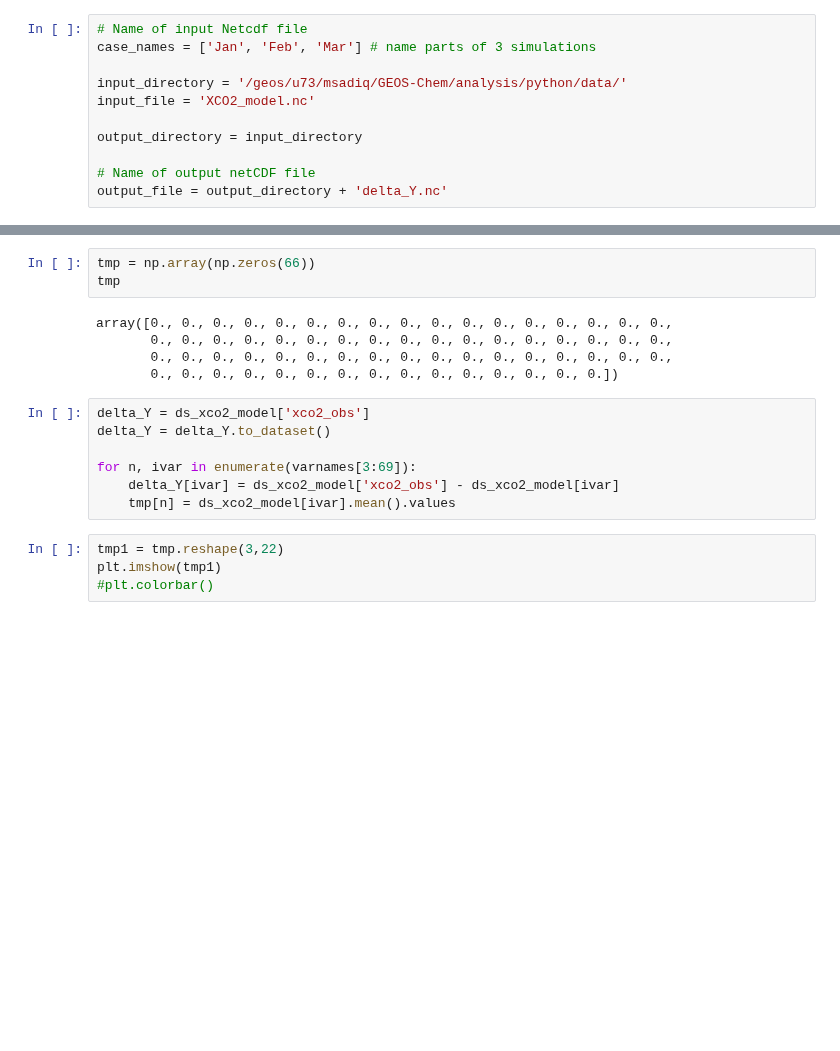
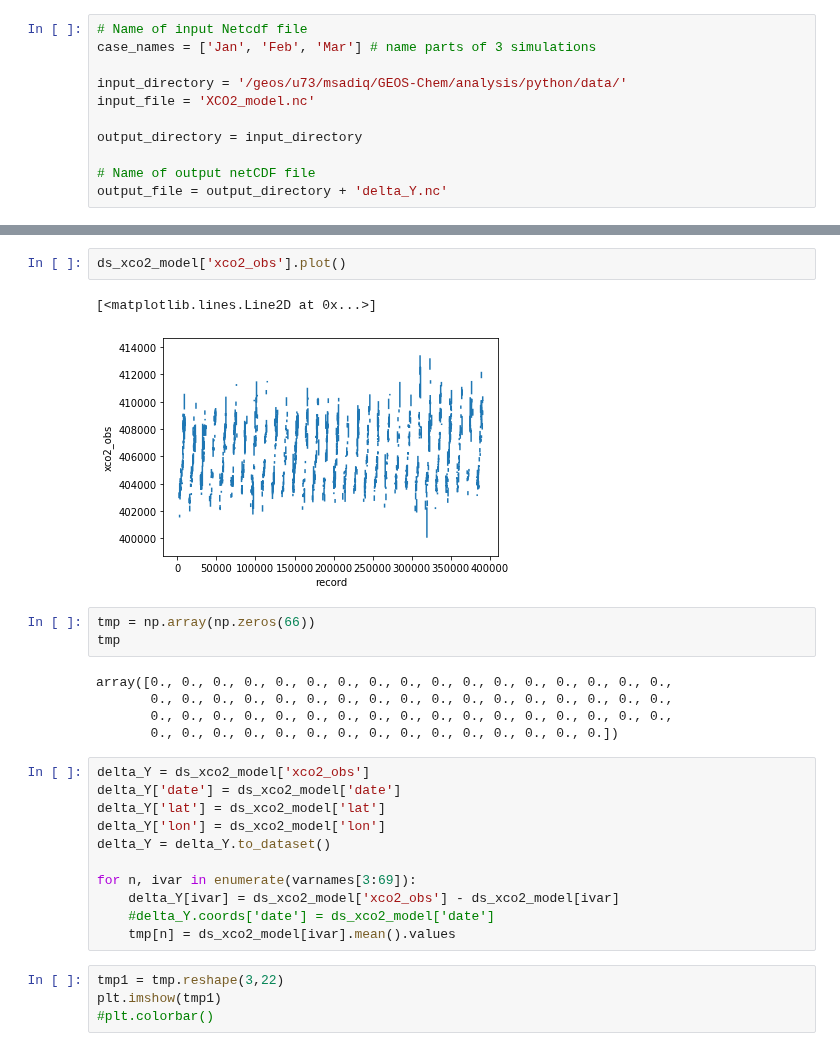
Before and after one commit to MehliyarSadiq/geoschem_simulations, a Jupyter notebook: inversion/satellite/oco-2/3.1.delta_Y_matrix.ipynb, the cells around one changed output, grey strips where cells are left out. Drawn from its saved outputs; the diff is of its cells as text; blank space fills up the shorter version.

```diff
--- a/inversion/satellite/oco-2/3.1.delta_Y_matrix.ipynb
+++ b/inversion/satellite/oco-2/3.1.delta_Y_matrix.ipynb
@@ -24,3 +42,8 @@ varnames = list(ds_xco2_model.data_vars.keys())
+# %%
+ds_xco2_model['xco2_obs'].plot()
+# %% [output]
+[<matplotlib.lines.Line2D at 0x...>]
+[figure, added]
 # %%
 tmp = np.array(np.zeros(66))
 tmp
@@ -31,10 +54,14 @@ array([0., 0., 0., 0., 0., 0., 0., 0., 0., 0., 0., 0., 0., 0., 0., 0., 0.,
        0., 0., 0., 0., 0., 0., 0., 0., 0., 0., 0., 0., 0., 0., 0.])
 # %%
 delta_Y = ds_xco2_model['xco2_obs']
+delta_Y['date'] = ds_xco2_model['date']
+delta_Y['lat'] = ds_xco2_model['lat']
+delta_Y['lon'] = ds_xco2_model['lon']
 delta_Y = delta_Y.to_dataset()
 
 for n, ivar in enumerate(varnames[3:69]):
     delta_Y[ivar] = ds_xco2_model['xco2_obs'] - ds_xco2_model[ivar]
+    #delta_Y.coords['date'] = ds_xco2_model['date']
     tmp[n] = ds_xco2_model[ivar].mean().values
 # %%
 tmp1 = tmp.reshape(3,22)
```
Also changed, not shown: parts of 7 cells of this notebook, 3 other files.
